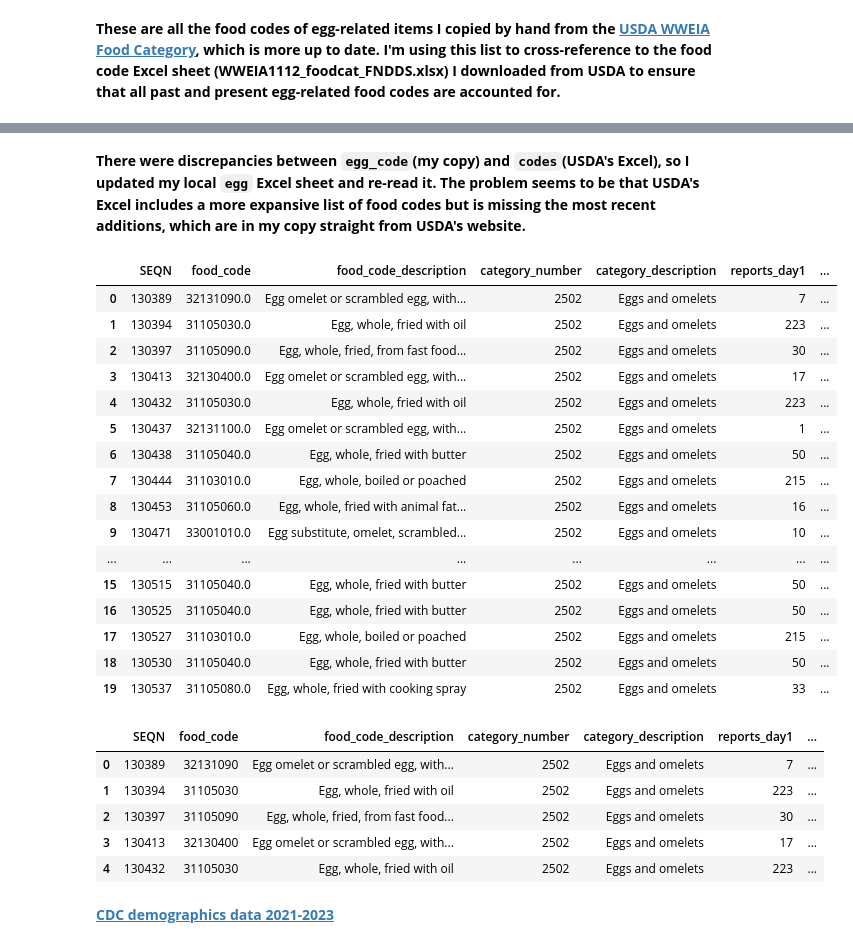
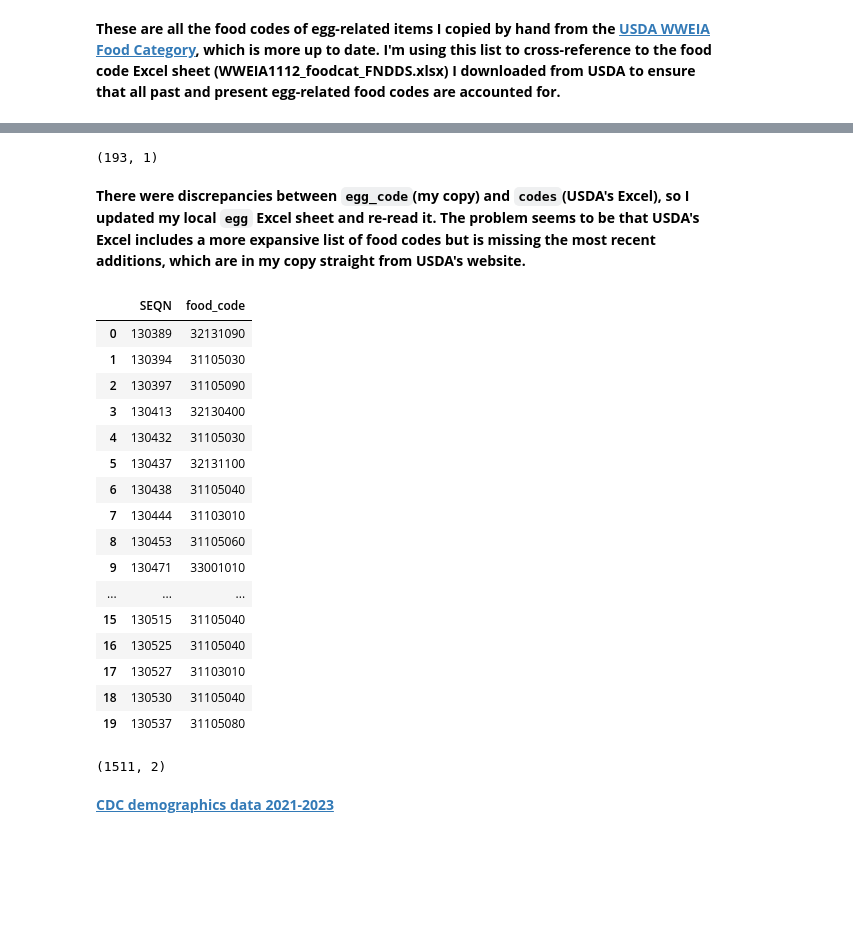
Before and after one commit to tiff-xwang/Egg-Consumption-Demographics, a Jupyter notebook: egg.ipynb, the cells around one changed output, grey strips where cells are left out. Saved outputs shown, nothing was run; the diff lists cells and outputs as text; code cells hidden in the pictures; blank space fills up the shorter version.

```diff
--- a/egg.ipynb
+++ b/egg.ipynb
@@ -99,3 +123,6 @@ egg_code = [14630200, 31201000, 32105190, 32130080, 32130040, 32130020, 32130060
 # %%
 # turning the list into a set for easier visualization
 egg_code_set = set(egg_code)
+# %%
+unmatched = egg_code_set - set(egg['food_code'])
+unmatched
@@ -102,2 +143,9 @@ egg_code_set = set(egg_code)
+# %%
+new_rows = pd.DataFrame({"food_code": list(unmatched)})
+# %%
+egg = pd.concat([egg, new_rows], ignore_index=True)
+egg.shape
+# %% [output]
+(193, 1)
 # %% [markdown]
 **There were discrepancies between `egg_code`(my copy) and `codes`(USDA's Excel), so I updated my local `egg` Excel sheet and re-read it. The problem seems to be that USDA's Excel includes a more expansive list of food codes but is missing the most recent additions, which are in my copy straight from USDA's website.**
@@ -104,42 +156,32 @@ egg_code_set = set(egg_code)
 # %%
-egg = pd.read_excel('docs/2021-23/egg.xlsx')
+#egg = pd.read_excel('docs/2021-23/egg.xlsx')
 # %%
 # inner join with original table that has all types of food a participant consumed
 
-df = pd.merge(df, egg, on='food_code', how='inner')
-df.head(20)
+df2123 = pd.merge(df2123, egg, on='food_code', how='inner')
+df2123.head(20)
 # %% [output]
-|  | SEQN | food_code | food_code_description | category_number | category_description | reports_day1 | ... |
-| 0 | 130389 | 32131090.0 | Egg omelet or scrambled egg, with... | 2502 | Eggs and omelets | 7 | ... |
-| 1 | 130394 | 31105030.0 | Egg, whole, fried with oil | 2502 | Eggs and omelets | 223 | ... |
-| 2 | 130397 | 31105090.0 | Egg, whole, fried, from fast food... | 2502 | Eggs and omelets | 30 | ... |
-| 3 | 130413 | 32130400.0 | Egg omelet or scrambled egg, with... | 2502 | Eggs and omelets | 17 | ... |
-| 4 | 130432 | 31105030.0 | Egg, whole, fried with oil | 2502 | Eggs and omelets | 223 | ... |
-| 5 | 130437 | 32131100.0 | Egg omelet or scrambled egg, with... | 2502 | Eggs and omelets | 1 | ... |
-| 6 | 130438 | 31105040.0 | Egg, whole, fried with butter | 2502 | Eggs and omelets | 50 | ... |
-| 7 | 130444 | 31103010.0 | Egg, whole, boiled or poached | 2502 | Eggs and omelets | 215 | ... |
-| 8 | 130453 | 31105060.0 | Egg, whole, fried with animal fat... | 2502 | Eggs and omelets | 16 | ... |
-| 9 | 130471 | 33001010.0 | Egg substitute, omelet, scrambled... | 2502 | Eggs and omelets | 10 | ... |
-| ... | ... | ... | ... | ... | ... | ... | ... |
-| 15 | 130515 | 31105040.0 | Egg, whole, fried with butter | 2502 | Eggs and omelets | 50 | ... |
-| 16 | 130525 | 31105040.0 | Egg, whole, fried with butter | 2502 | Eggs and omelets | 50 | ... |
-| 17 | 130527 | 31103010.0 | Egg, whole, boiled or poached | 2502 | Eggs and omelets | 215 | ... |
-| 18 | 130530 | 31105040.0 | Egg, whole, fried with butter | 2502 | Eggs and omelets | 50 | ... |
-| 19 | 130537 | 31105080.0 | Egg, whole, fried with cooking spray | 2502 | Eggs and omelets | 33 | ... |
+|  | SEQN | food_code |
+| 0 | 130389 | 32131090 |
+| 1 | 130394 | 31105030 |
+| 2 | 130397 | 31105090 |
+| 3 | 130413 | 32130400 |
+| 4 | 130432 | 31105030 |
+| 5 | 130437 | 32131100 |
+| 6 | 130438 | 31105040 |
+| 7 | 130444 | 31103010 |
+| 8 | 130453 | 31105060 |
+| 9 | 130471 | 33001010 |
+| ... | ... | ... |
+| 15 | 130515 | 31105040 |
+| 16 | 130525 | 31105040 |
+| 17 | 130527 | 31103010 |
+| 18 | 130530 | 31105040 |
+| 19 | 130537 | 31105080 |
 # %%
-df.info()
+df2123.shape
+# %% [output]
+(1511, 2)
-# %%
-# cleaning up
-
-df['food_code'] = df['food_code'].astype(int)
-df.head()
-# %% [output]
-|  | SEQN | food_code | food_code_description | category_number | category_description | reports_day1 | ... |
-| 0 | 130389 | 32131090 | Egg omelet or scrambled egg, with... | 2502 | Eggs and omelets | 7 | ... |
-| 1 | 130394 | 31105030 | Egg, whole, fried with oil | 2502 | Eggs and omelets | 223 | ... |
-| 2 | 130397 | 31105090 | Egg, whole, fried, from fast food... | 2502 | Eggs and omelets | 30 | ... |
-| 3 | 130413 | 32130400 | Egg omelet or scrambled egg, with... | 2502 | Eggs and omelets | 17 | ... |
-| 4 | 130432 | 31105030 | Egg, whole, fried with oil | 2502 | Eggs and omelets | 223 | ... |
 # %% [markdown]
 **[CDC demographics data 2021-2023](https://wwwn.cdc.gov/nchs/nhanes/search/datapage.aspx?Component=Demographics&Cycle=2021-2023)**
 # %%
```
Also changed, not shown: parts of 92 cells of this notebook, 22 other files.
